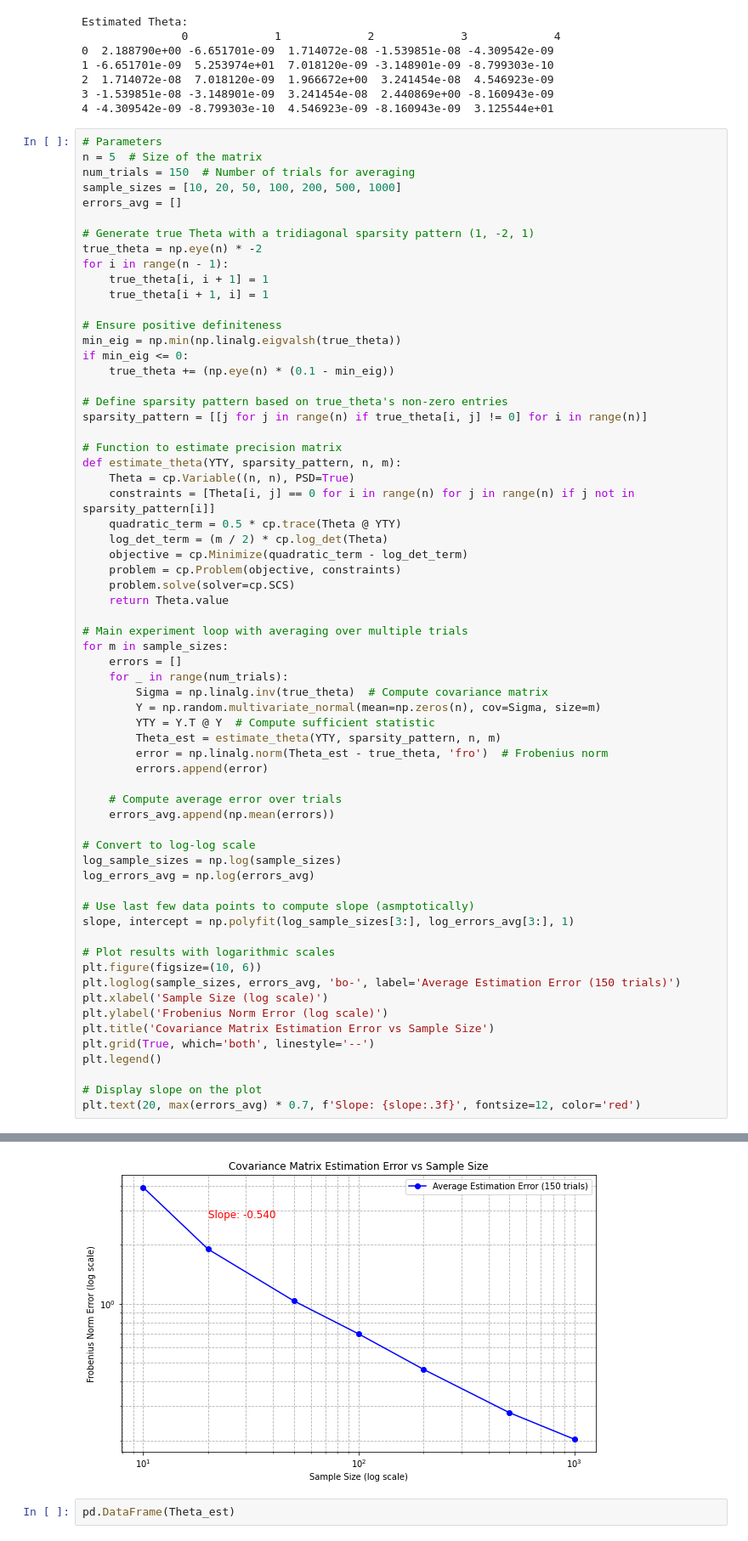
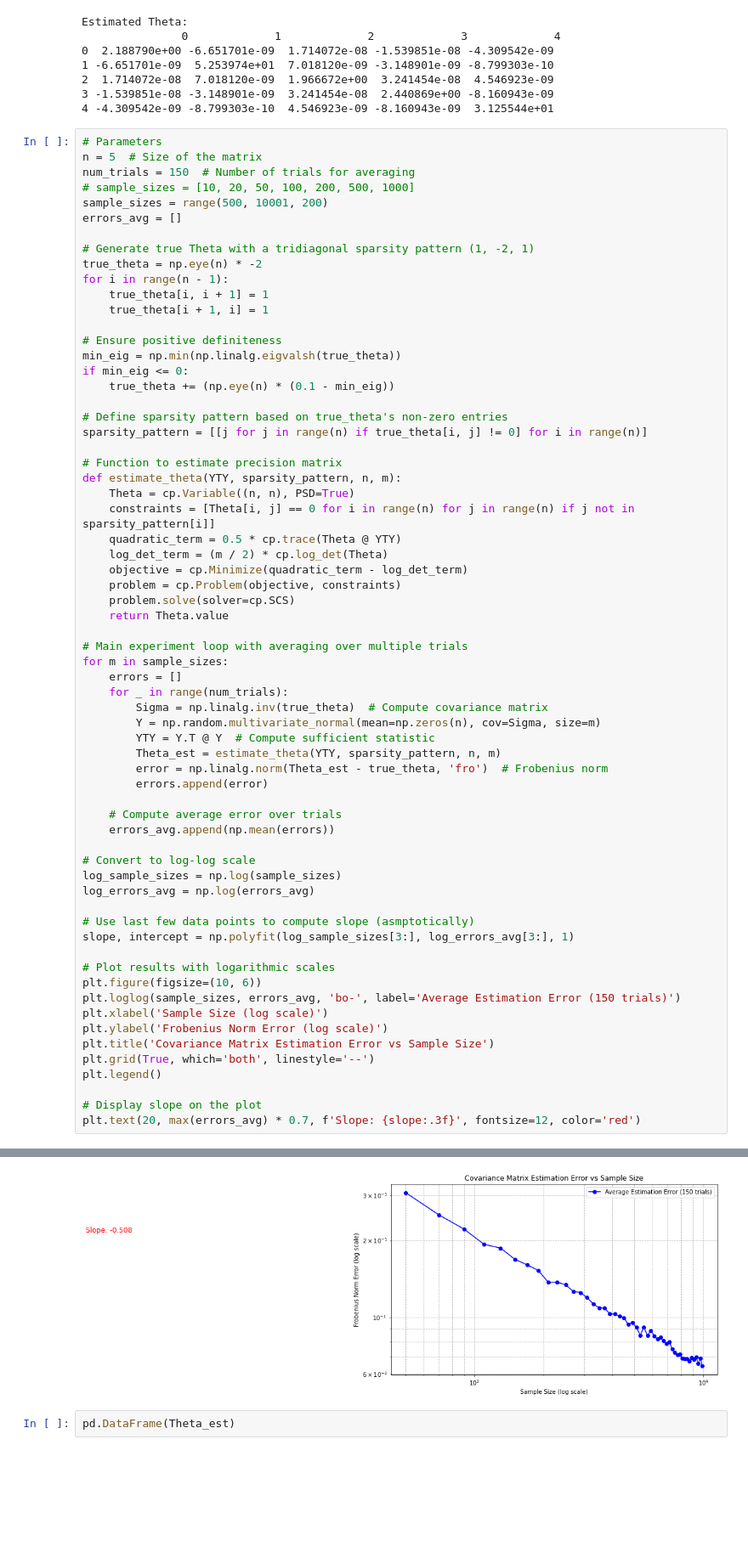
Before and after one commit to kingsleyyeon/PrecisionMatEst, a Jupyter notebook: scalinglimits.ipynb, the cells around one changed output, grey strips where cells are left out. Shown: that part at 85% size. Drawn from its saved outputs; the diff is of its cells as text; blank space fills up the shorter version.

```diff
--- a/scalinglimits.ipynb
+++ b/scalinglimits.ipynb
@@ -65,7 +65,8 @@ Estimated Theta:
 # Parameters
 n = 5  # Size of the matrix
 num_trials = 150  # Number of trials for averaging
-sample_sizes = [10, 20, 50, 100, 200, 500, 1000]
+# sample_sizes = [10, 20, 50, 100, 200, 500, 1000]
+sample_sizes = range(500, 10001, 200)
 errors_avg = []
 
 # Generate true Theta with a tridiagonal sparsity pattern (1, -2, 1)
@@ -130,4 +131,4 @@ Text(20, 2.7516086375271405, 'Slope: -0.540')
-[figure, old version]
+[figure, new version]
 # %%
 pd.DataFrame(Theta_est)
 # %% [output]
```
Also changed, not shown: parts of 13 cells of this notebook.
